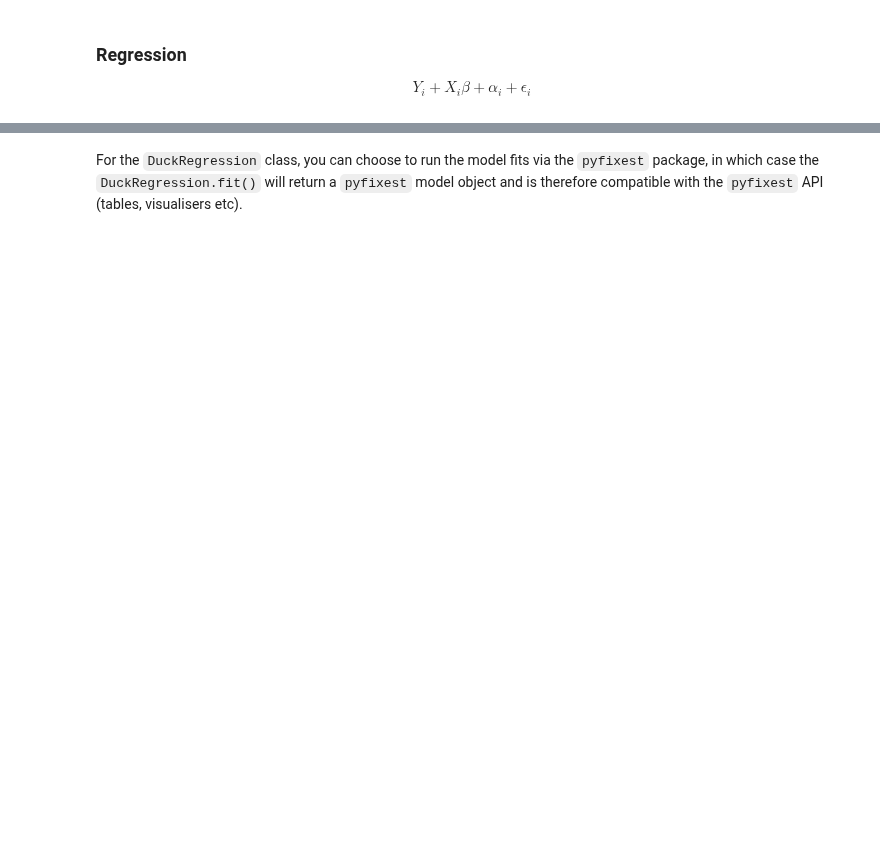
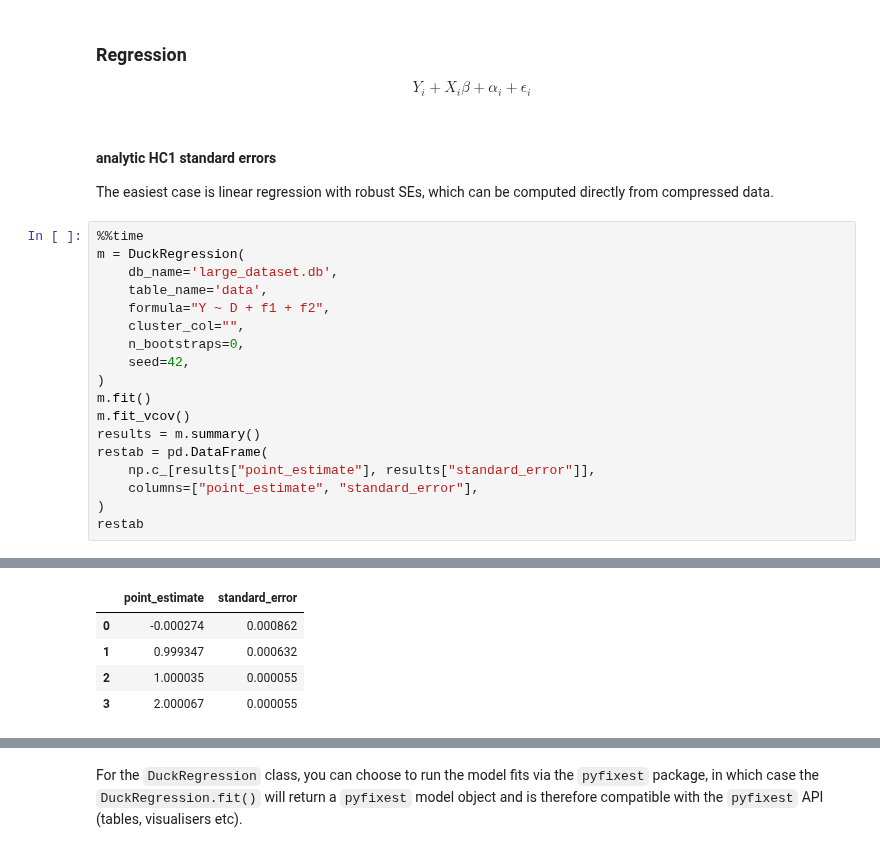
Before and after one commit to py-econometrics/duckreg, a Jupyter notebook: notebooks/introduction.ipynb, the cells around one changed output, grey strips where cells are left out. Saved outputs shown, nothing was run; the diff lists cells and outputs as text; blank space fills up the shorter version.

```diff
--- a/notebooks/introduction.ipynb
+++ b/notebooks/introduction.ipynb
@@ -61,3 +91,26 @@ conn.execute(query).fetchdf()
 $$
 Y_i + X_i \beta + \alpha_i + \epsilon_i
 $$
+# %% [markdown]
+#### analytic HC1 standard errors
+
+The easiest case is linear regression with robust SEs, which can be computed directly from compressed data.
+# %%
+%%time
+m = DuckRegression(
+    db_name='large_dataset.db',
+    table_name='data',
+    formula="Y ~ D + f1 + f2",
+    cluster_col="",
+    n_bootstraps=0,
+    seed=42,
+)
+m.fit()
+m.fit_vcov()
+results = m.summary()
+restab = pd.DataFrame(
+    np.c_[results["point_estimate"], results["standard_error"]],
+    columns=["point_estimate", "standard_error"],
+)
+restab
+# %% [output]
@@ -63,0 +119,5 @@ $$
+|  | point_estimate | standard_error |
+| 0 | -0.000274 | 0.000862 |
+| 1 | 0.999347 | 0.000632 |
+| 2 | 1.000035 | 0.000055 |
+| 3 | 2.000067 | 0.000055 |
```
Also changed, not shown: parts of 22 cells of this notebook, 2 other files.
